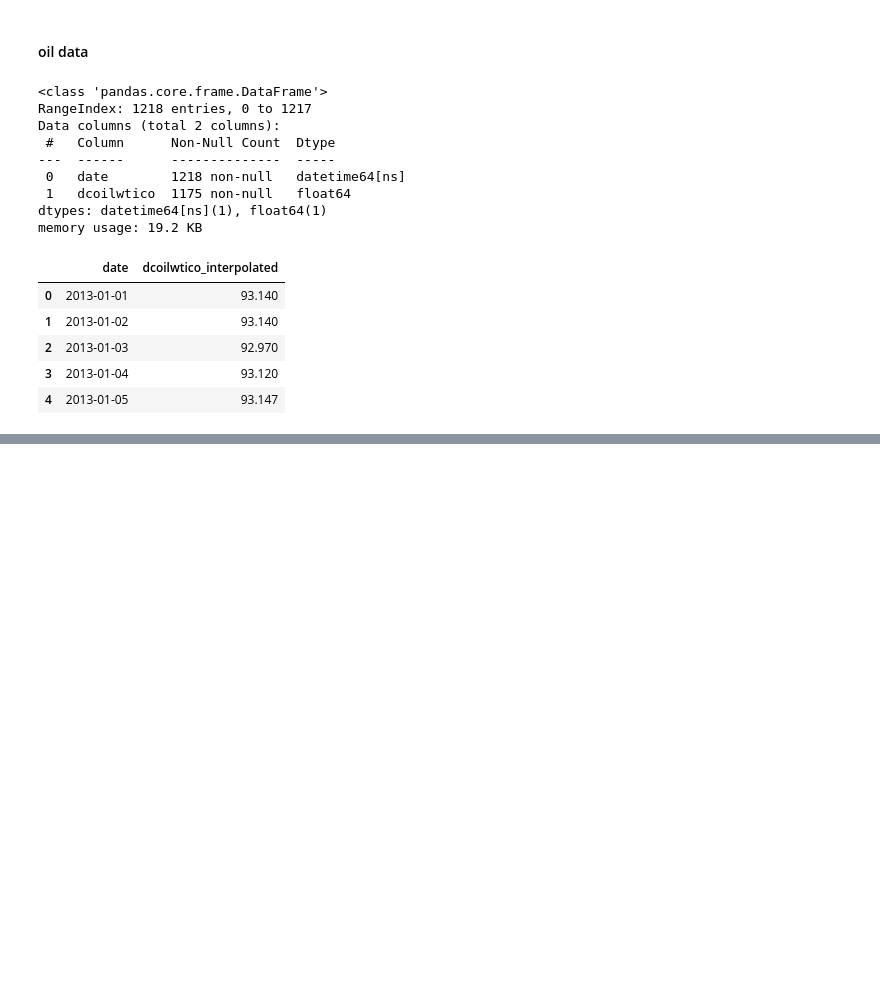
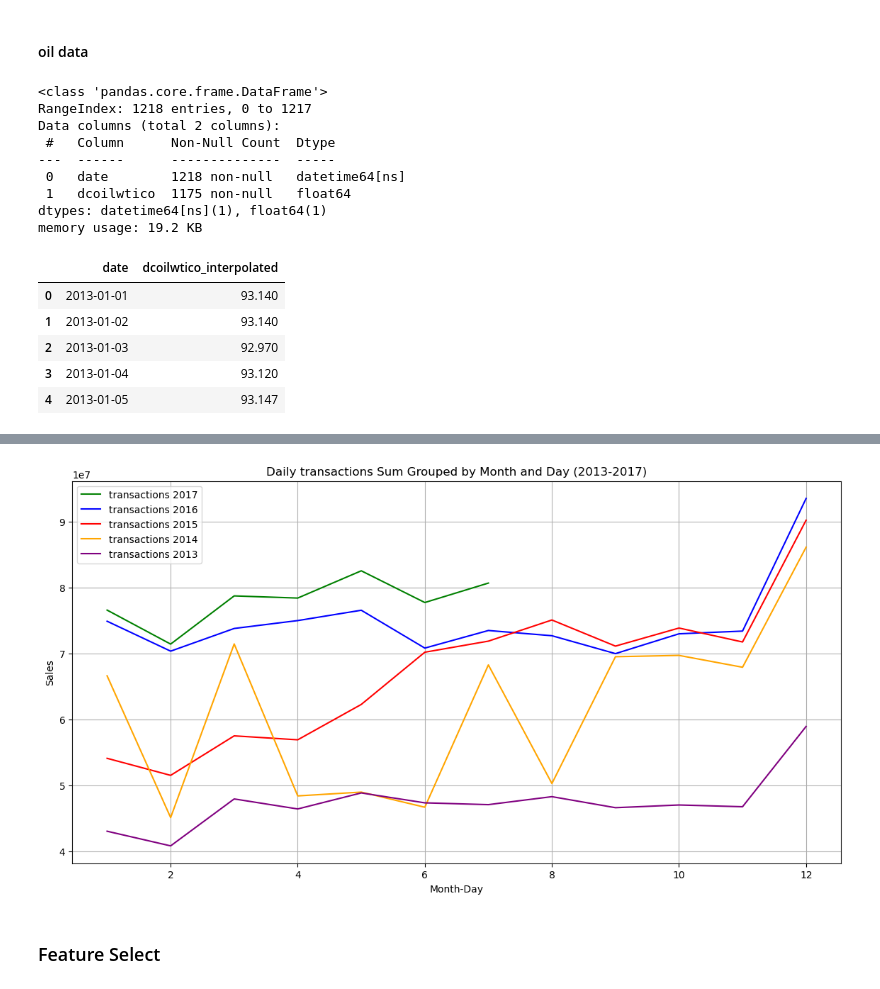
Before and after one commit to fastcamp-ml-project-3/ml_project_3, a Jupyter notebook: dataprocessing.ipynb, the cells around one changed output, grey strips where cells are left out. Saved outputs shown, nothing was run; the diff lists cells and outputs as text; code cells hidden in the pictures; blank space fills up the shorter version.

```diff
--- a/dataprocessing.ipynb
+++ b/dataprocessing.ipynb
@@ -397,0 +819,25 @@ train_all.to_csv('train_all.csv', index=False)
+# %%
+# 날짜별 store_nbr을 groupby 해서 해당 날짜의 sales 합계 계산
+train_2017_grouped = train_2017.groupby('month')['transactions'].sum().reset_index()
+train_2016_grouped = train_2016.groupby('month')['transactions'].sum().reset_index()
+train_2015_grouped = train_2015.groupby('month')['transactions'].sum().reset_index()
+train_2014_grouped = train_2014.groupby('month')['transactions'].sum().reset_index()
+train_2013_grouped = train_2013.groupby('month')['transactions'].sum().reset_index()
+
+# 날짜별 sales 합계를 나타내는 라인 그래프 그리기
+plt.figure(figsize=(14, 7))
+
+plt.plot(train_2017_grouped['month'], train_2017_grouped['transactions'], label='transactions 2017', color='green')
+plt.plot(train_2016_grouped['month'], train_2016_grouped['transactions'], label='transactions 2016', color='blue')
+plt.plot(train_2015_grouped['month'], train_2015_grouped['transactions'], label='transactions 2015', color='red')
+plt.plot(train_2014_grouped['month'], train_2014_grouped['transactions'], label='transactions 2014', color='orange')
+plt.plot(train_2013_grouped['month'], train_2013_grouped['transactions'], label='transactions 2013', color='purple')
+
+plt.xlabel('Month-Day')
+plt.ylabel('Sales')
+plt.title('Daily transactions Sum Grouped by Month and Day (2013-2017)')
+plt.legend()
+plt.grid(True)
+plt.show()
+# %% [output]
+[figure, added]
@@ -397,0 +851,2 @@ train_all.to_csv('train_all.csv', index=False)
+# %% [markdown]
+### Feature Select
```
Also changed, not shown: parts of 56 cells of this notebook, 2 other files.
